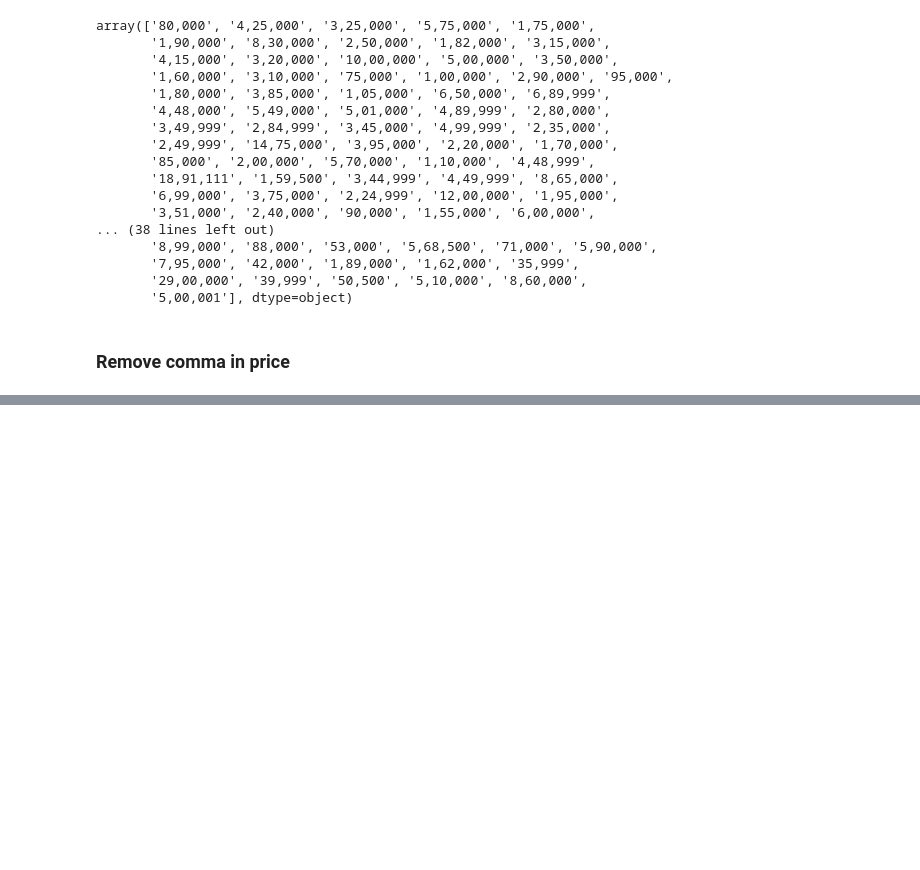
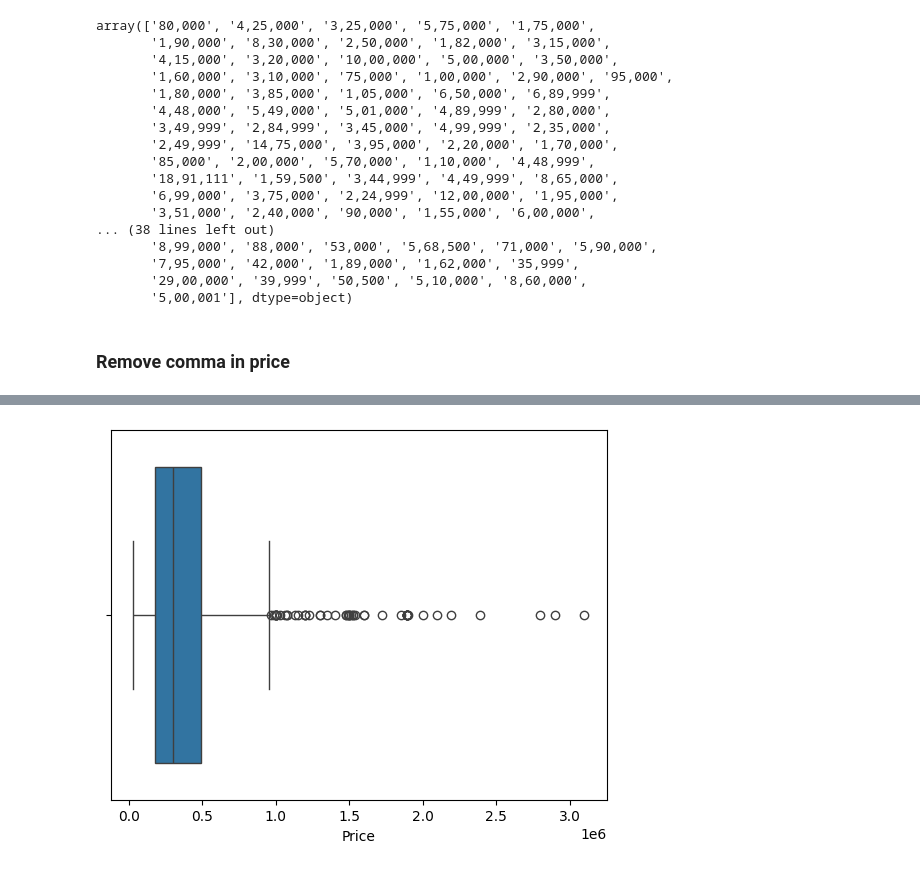
Before and after one commit to CodeWithKaushal/Car-Price-Predictor-Project-Linear-Regression, a Jupyter notebook: main.ipynb, the cells around one changed output, grey strips where cells are left out. Cells and saved outputs as stored; diff of their text form; code cells hidden in the pictures; blank space fills up the shorter version.

```diff
--- a/main.ipynb
+++ b/main.ipynb
@@ -176,0 +281,5 @@ Name: Price, Length: 817, dtype: object
+# %%
+sns.boxplot(x="Price",data=car)
+plt.show()
+# %% [output]
+[figure, added]
```
Also changed, not shown: parts of 27 cells of this notebook.
